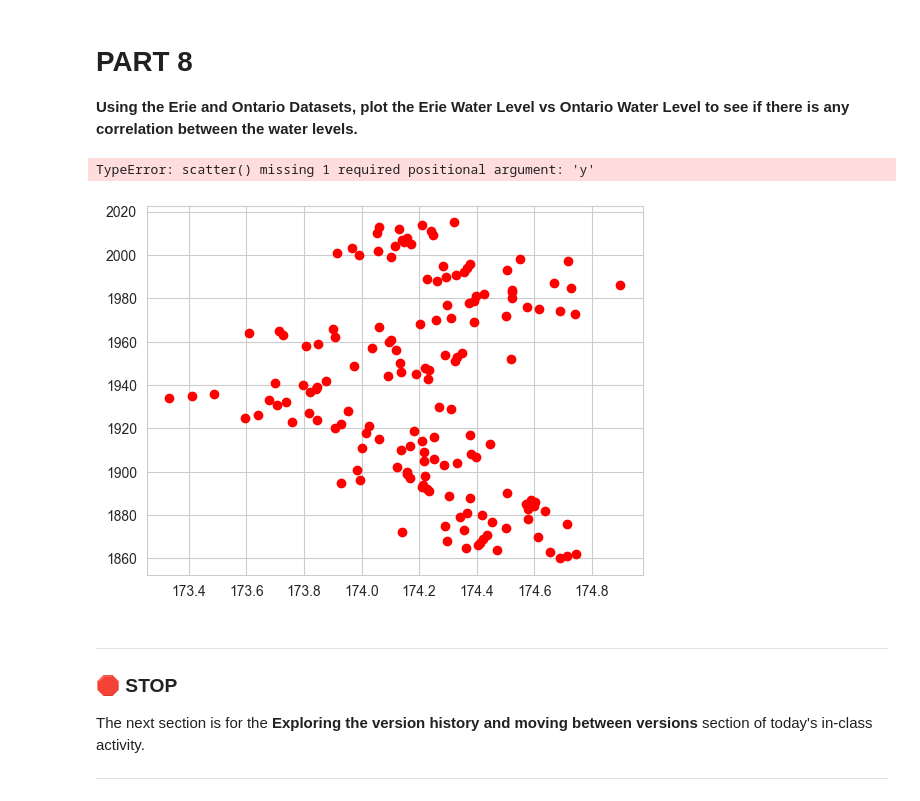
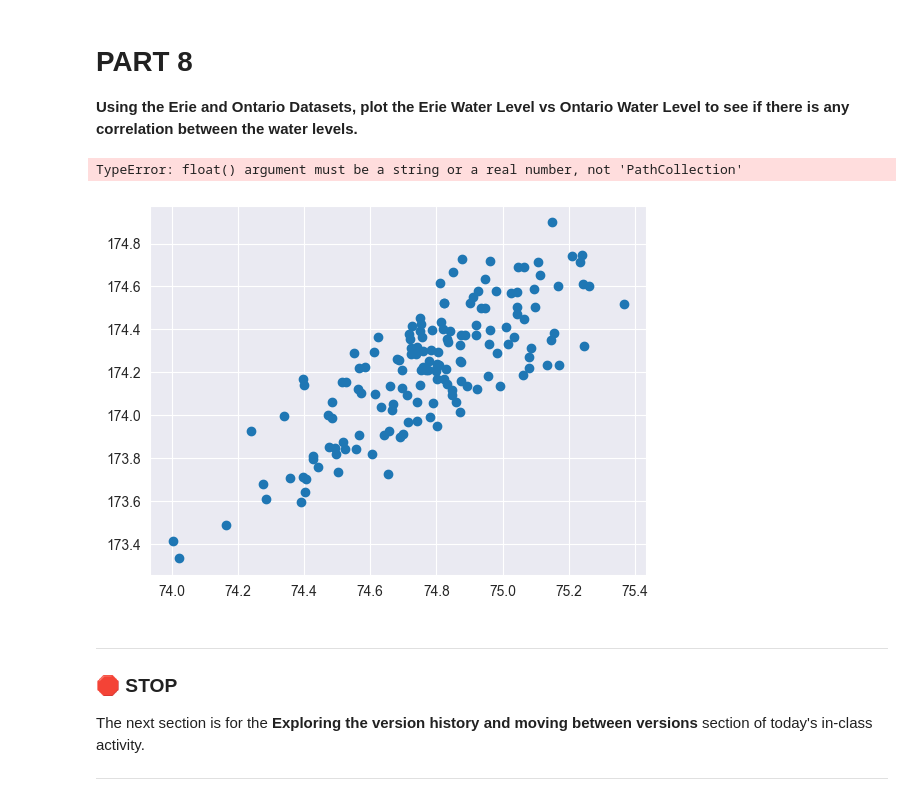
Before and after one commit to chittur4/CMSE202_Git_Started, a Jupyter notebook: Great_Lakes_and_Grand_River.ipynb, the cells around one changed output. Saved outputs shown, nothing was run; the diff lists cells and outputs as text; code cells hidden in the pictures.

```diff
--- a/Great_Lakes_and_Grand_River.ipynb
+++ b/Great_Lakes_and_Grand_River.ipynb
@@ -67,13 +67,10 @@ This notebook **might look very familiar!** It is based off a CMSE 201 assignmen
 # %%
 file_path_sup = "/Users/arshwasnik/Desktop/CMSE202/repositories/CMSE202_Git_Started/data/sup.csv"
 
-file_path_ont = "/Users/arshwasnik/Desktop/CMSE202/repositories/CMSE202_Git_Started/data/sup.csv"
+file_path_ont = "/Users/arshwasnik/Desktop/CMSE202/repositories/CMSE202_Git_Started/data/ont.csv"
 
-sup_data = pd.read_csv(file_path_sup)
-ont_data = pd.read_csv(file_path_ont)
+sup_data = pd.read_csv(file_path_sup, delimiter=",")
+ont_data = pd.read_csv(file_path_ont, delimiter=",")
 
-plt.scatter(sup_data["AnnAvg"], sup_data["Lake Superior annual averages"], color = "red")
-plt.show()
-plt.scatter(ont_data["AnnAvg"], ont_data["Lake Ontario annual averages"], color = "blue")
-plt.show()
+plt.scatter(sup_data["AnnAvg"], ont_data["AnnAvg"])
 # %% [output]
@@ -85,15 +83,15 @@ FileNotFoundError: [Errno 2] No such file or directory: 'CMSE202_Git_Started/dat
 # %%
 # I don't know what the hell is happening
 
 file_path_eri = "/Users/arshwasnik/Desktop/CMSE202/repositories/CMSE202_Git_Started/data/eri.csv"
 
 eri_data = pd.read_csv(file_path_eri)
 
-plt.scatter(plt.scatter(eri_data["AnnAvg"], eri_data["Lake Erie annual averages"], color = "red"))
+plt.plot(plt.scatter(ont_data["AnnAvg"], eri_data["AnnAvg"]))
 plt.show()
 # %% [output]
-TypeError: scatter() missing 1 required positional argument: 'y'
+TypeError: float() argument must be a string or a real number, not 'PathCollection'
-[figure, old version]
+[figure, new version]
 # %% [markdown]
 ---
 ### &#128721; STOP
```
Also changed, not shown: parts of 1 cell of this notebook.
